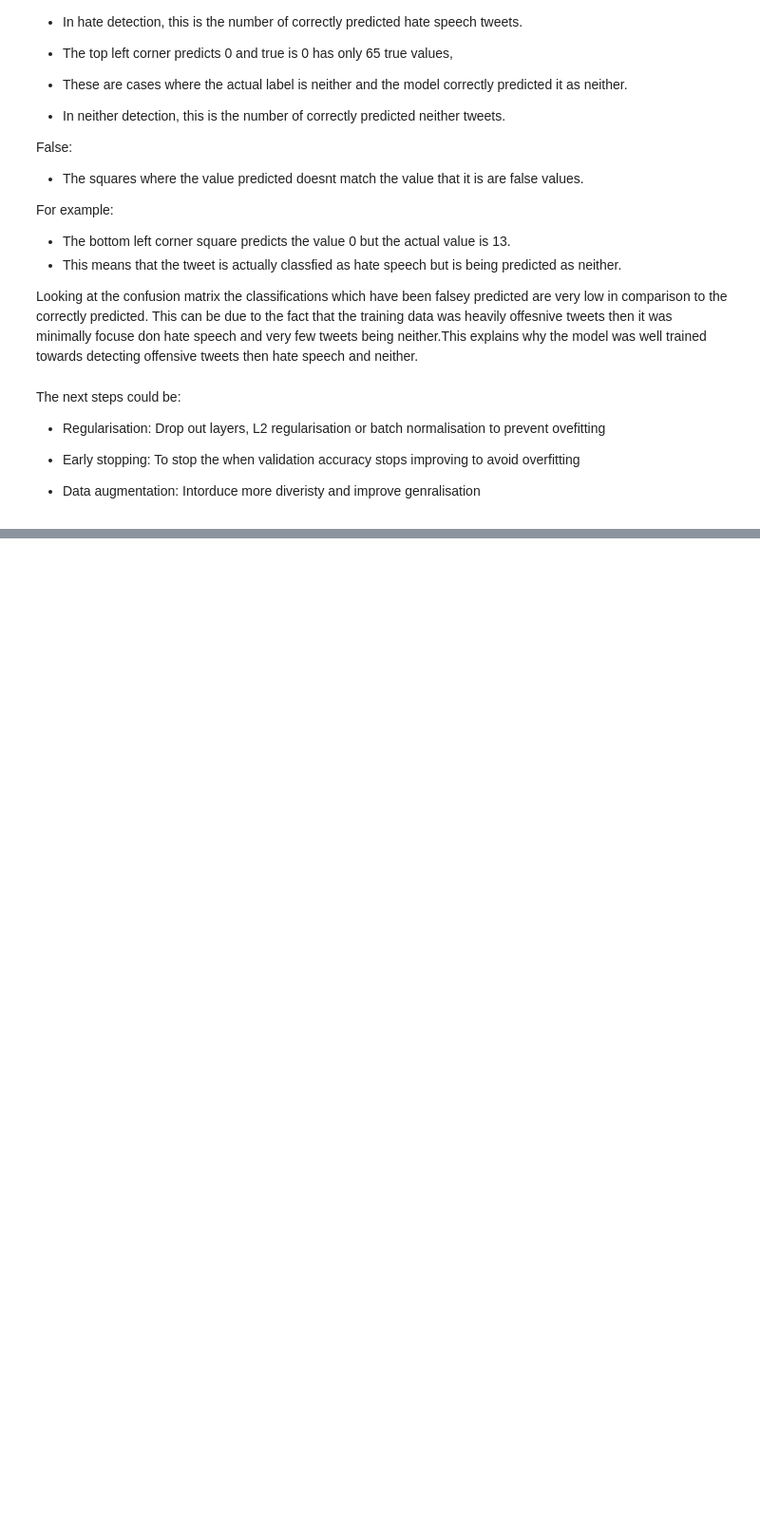
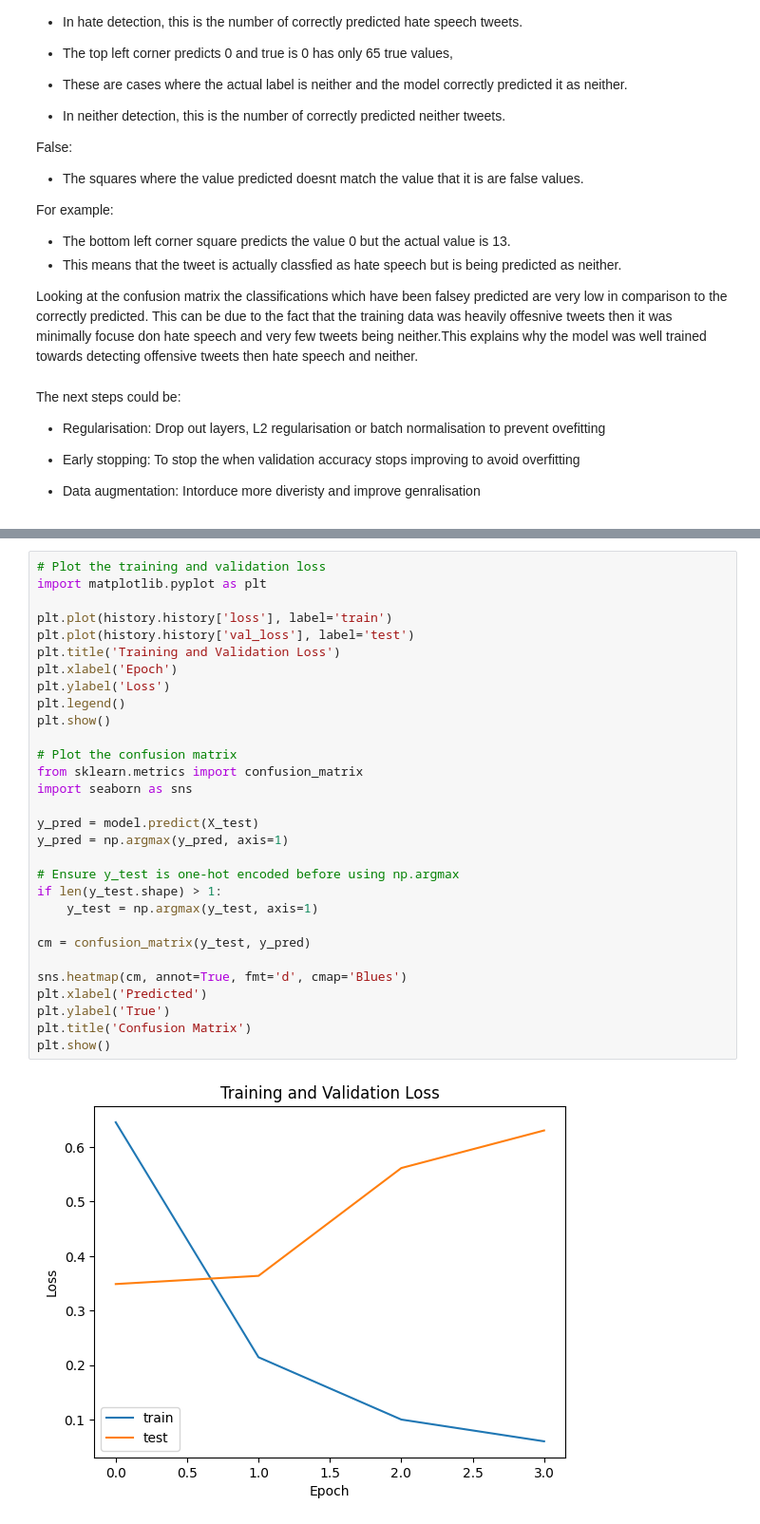
Before and after one commit to StephBarwick/P000456CSITCP, a Jupyter notebook: model_extend.ipynb, the cells around one changed output, grey strips where cells are left out. Shown: that part at 95% size. Saved outputs shown, nothing was run; the diff lists cells and outputs as text; blank space fills up the shorter version.

```diff
--- a/model_extend.ipynb
+++ b/model_extend.ipynb
@@ -1259,0 +1394,32 @@ The next steps could be:
+# %%
+# Plot the training and validation loss
+import matplotlib.pyplot as plt
+
+plt.plot(history.history['loss'], label='train')
+plt.plot(history.history['val_loss'], label='test')
+plt.title('Training and Validation Loss')
+plt.xlabel('Epoch')
+plt.ylabel('Loss')
+plt.legend()
+plt.show()
+
+# Plot the confusion matrix
+from sklearn.metrics import confusion_matrix
+import seaborn as sns
+
+y_pred = model.predict(X_test)
+y_pred = np.argmax(y_pred, axis=1)
+
+# Ensure y_test is one-hot encoded before using np.argmax
+if len(y_test.shape) > 1:
+    y_test = np.argmax(y_test, axis=1)
+
+cm = confusion_matrix(y_test, y_pred)
+
+sns.heatmap(cm, annot=True, fmt='d', cmap='Blues')
+plt.xlabel('Predicted')
+plt.ylabel('True')
+plt.title('Confusion Matrix')
+plt.show()
+# %% [output]
+[figure, added]
```
Also changed, not shown: parts of 27 cells of this notebook.
